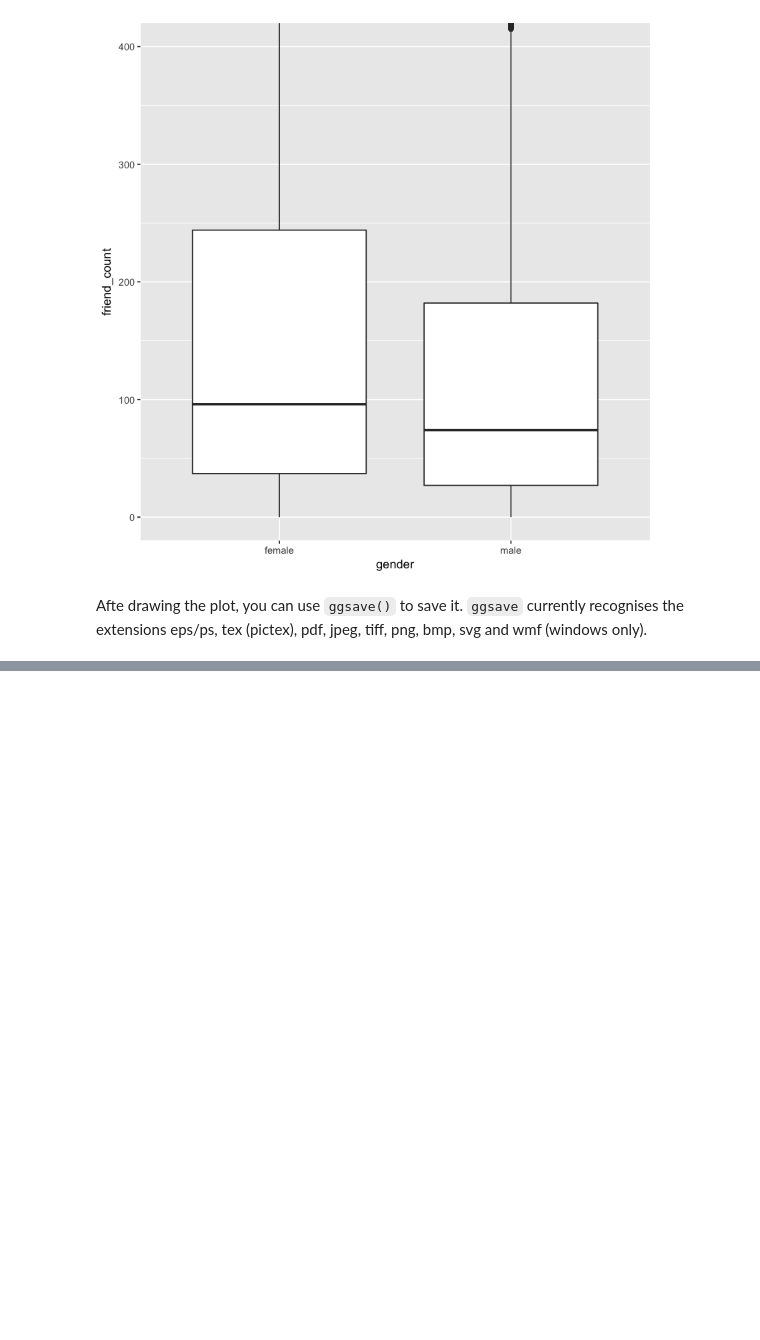
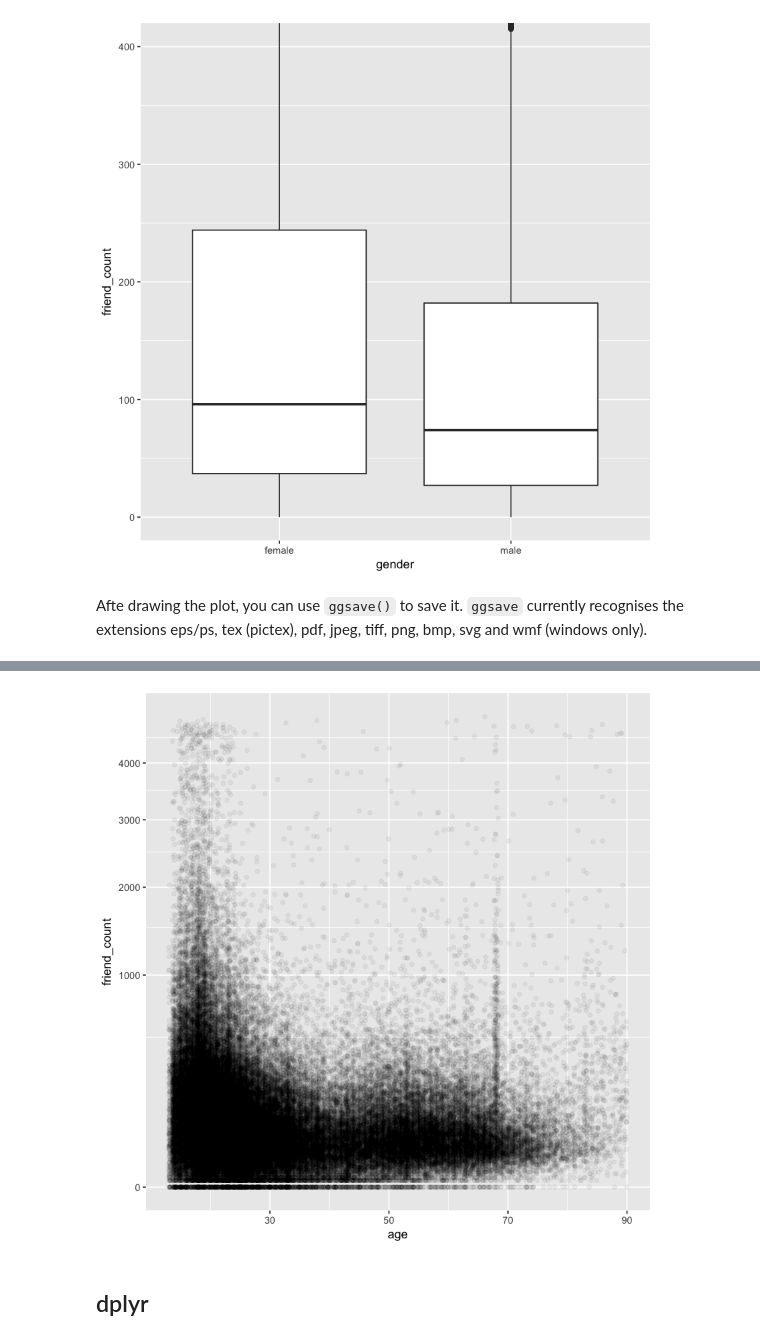
Before and after one commit to mukerong/Toolkit, a Jupyter notebook: R/R-Basics.ipynb, the cells around one changed output, grey strips where cells are left out. Cells and saved outputs as stored; diff of their text form; code cells hidden in the pictures; blank space fills up the shorter version.

Commit message:
docs: Add dplyr section

```diff
--- a/R/R-Basics.ipynb
+++ b/R/R-Basics.ipynb
@@ -741,0 +770,6 @@ Afte drawing the plot, you can use `ggsave()` to save it. `ggsave` currently rec
+# %%
+ggplot(data=pf, aes(x=age, y=friend_count)) +
+    geom_point(alpha=1/20, position=position_jitter(h=0)) +
+    xlim(13, 90) +
+    coord_trans(y='sqrt')
+# %% [output]
@@ -741,0 +778,4 @@ Afte drawing the plot, you can use `ggsave()` to save it. `ggsave` currently rec
+[figure, added]
+# %% [markdown]
+<a id='dplyr'></a>
+## dplyr
```
Also changed, not shown: parts of 11 cells of this notebook.
